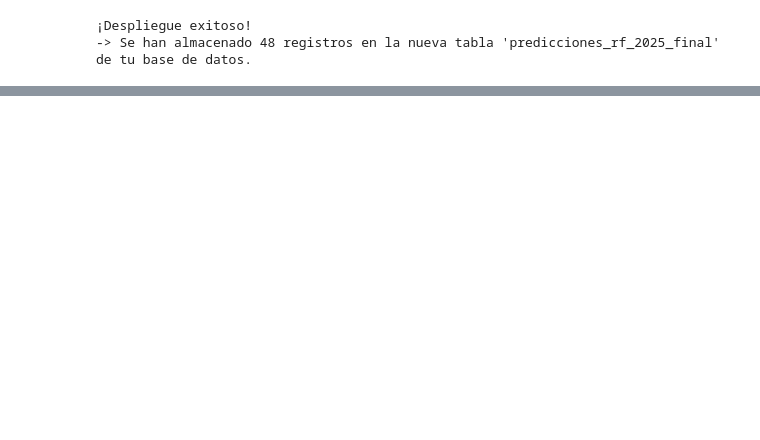
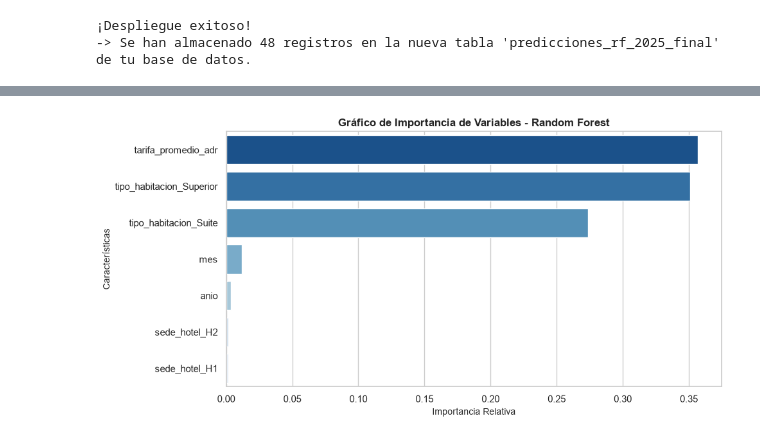
Before and after one commit to Karen-Bayona/bi-proyecto-equipo506241093, a Jupyter notebook: modelo/modelo_predictivo.ipynb, the cells around one changed output, grey strips where cells are left out. Saved outputs shown, nothing was run; the diff lists cells and outputs as text; code cells hidden in the pictures; blank space fills up the shorter version.

```diff
--- a/modelo/modelo_predictivo.ipynb
+++ b/modelo/modelo_predictivo.ipynb
@@ -343,3 +431,25 @@ display(df_deploy.head())
 | 204 | 2025.0 | 1.0 | H2 | Suite | 128.0 | 109.26 | ... |
 | 205 | 2025.0 | 1.0 | H2 | Superior | 353.0 | 359.58 | ... |
 | 209 | 2025.0 | 2.0 | H1 | Superior | 80.0 | 101.30 | ... |
+# %%
+# 1. Obtener la importancia de las variables desde el modelo Random Forest entrenado
+importances = rf_model.feature_importances_
+feature_names = X_train.columns
+
+# 2. Crear un DataFrame ordenado
+df_importancia = pd.DataFrame({
+    'Caracteristica': feature_names,
+    'Importancia': importances
+}).sort_values(by='Importancia', ascending=False).head(10) # Top 10 variables más importantes
+
+# 3. Generar el gráfico
+plt.figure(figsize=(10, 5))
+sns.barplot(data=df_importancia, x='Importancia', y='Caracteristica', palette='Blues_r', hue='Caracteristica', legend=False)
+plt.title('Gráfico de Importancia de Variables - Random Forest', fontsize=12, fontweight='bold')
+plt.xlabel('Importancia Relativa', fontsize=10)
+plt.ylabel('Características', fontsize=10)
+plt.tight_layout()
+plt.savefig('grafico_importancia_variables.png', dpi=300)
+plt.show()
+# %% [output]
+[figure, added]
```
Also changed, not shown: parts of 5 cells of this notebook, 6 other files.
